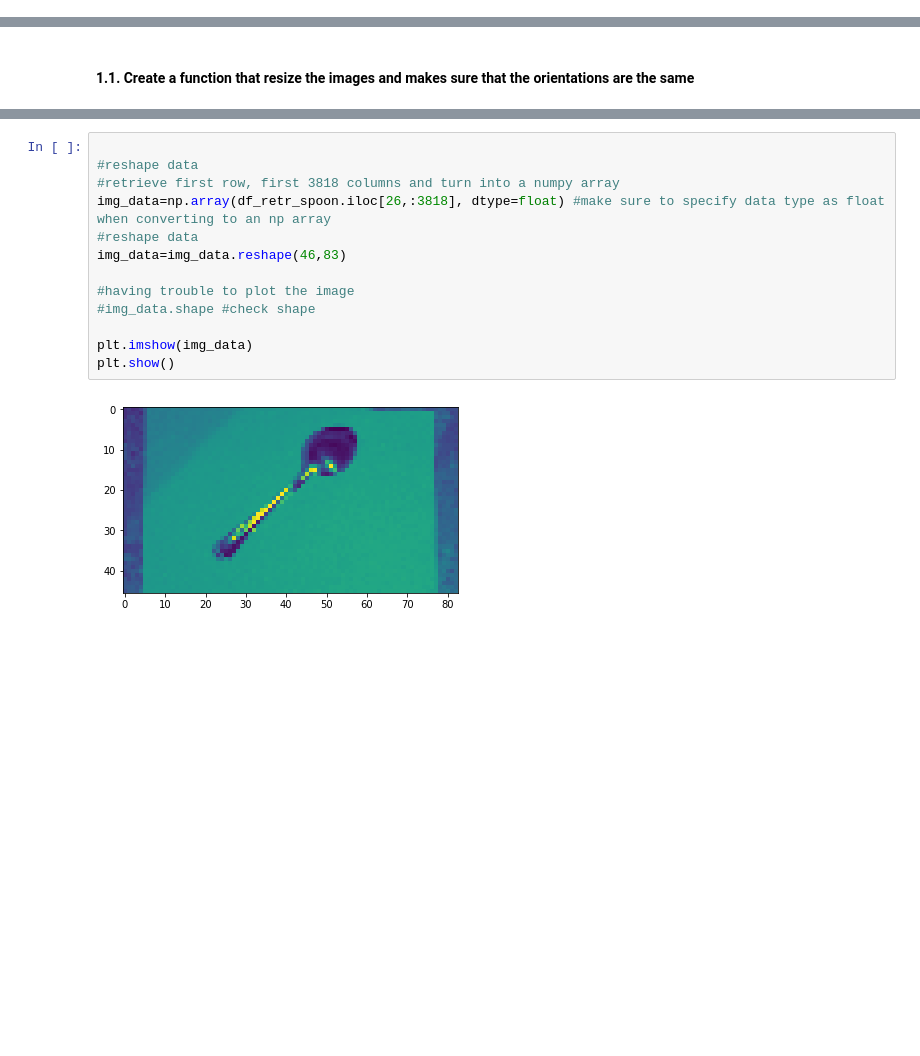
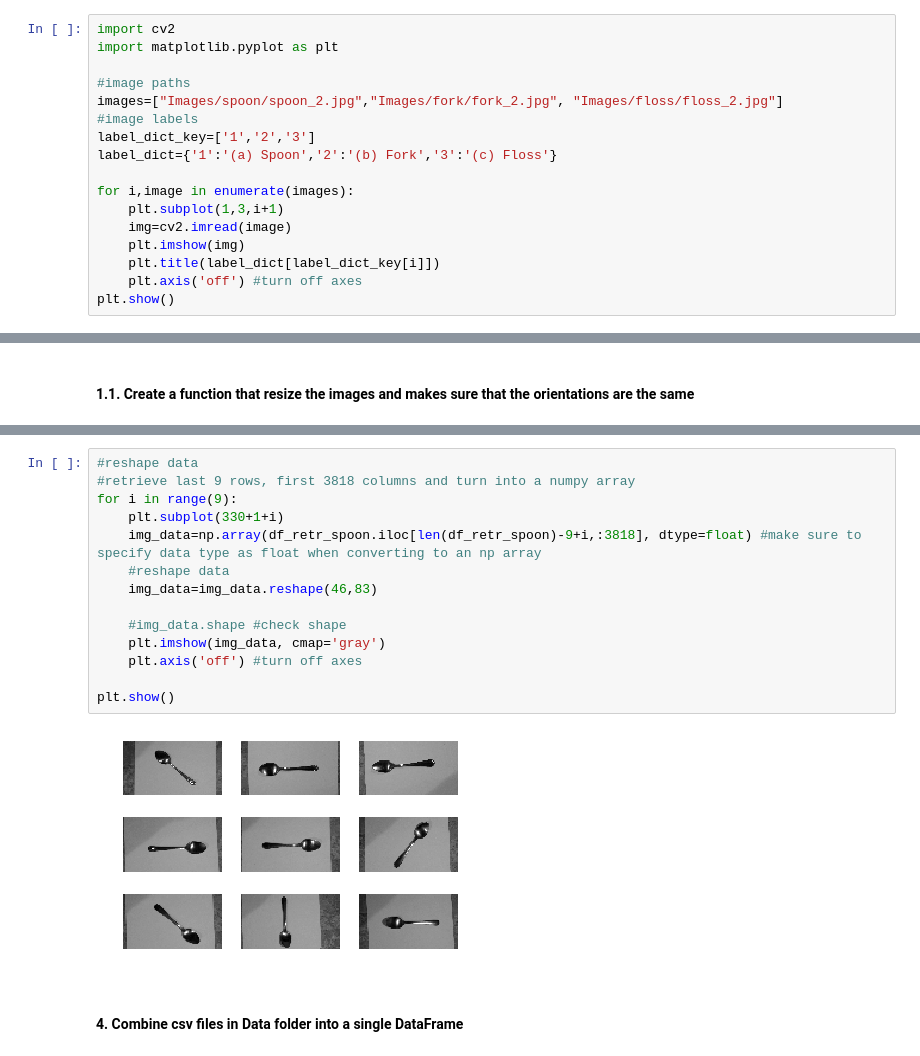
Before and after one commit to rayguna/Capstone-Projects, a Jupyter notebook: Capstone_project2/Capstone_project1_interim_report/Appendix A. Data Preparation.ipynb, the cells around one changed output, grey strips where cells are left out. Saved outputs shown, nothing was run; the diff lists cells and outputs as text; blank space fills up the shorter version.

```diff
--- a/Capstone_project2/Capstone_project1_interim_report/Appendix A. Data Preparation.ipynb
+++ b/Capstone_project2/Capstone_project1_interim_report/Appendix A. Data Preparation.ipynb
@@ -17,0 +18,17 @@ Given a set of labelled training images, the first step is to standardize the im
+# %%
+import cv2
+import matplotlib.pyplot as plt
+
+#image paths
+images=["Images/spoon/spoon_2.jpg","Images/fork/fork_2.jpg", "Images/floss/floss_2.jpg"]
+#image labels
+label_dict_key=['1','2','3']
+label_dict={'1':'(a) Spoon','2':'(b) Fork','3':'(c) Floss'}
+
+for i,image in enumerate(images):
+    plt.subplot(1,3,i+1)
+    img=cv2.imread(image)
+    plt.imshow(img)
+    plt.title(label_dict[label_dict_key[i]])
+    plt.axis('off') #turn off axes
+plt.show()
@@ -312,16 +304,19 @@ df_retr_spoon.head() #check
 5 rows × 3821 columns
 # %%
+#reshape data
+#retrieve last 9 rows, first 3818 columns and turn into a numpy array
+for i in range(9):
+    plt.subplot(330+1+i)
+    img_data=np.array(df_retr_spoon.iloc[len(df_retr_spoon)-9+i,:3818], dtype=float) #make sure to specify data type as float when converting to an np array
+    #reshape data
+    img_data=img_data.reshape(46,83)
 
-#reshape data
-#retrieve first row, first 3818 columns and turn into a numpy array
-img_data=np.array(df_retr_spoon.iloc[26,:3818], dtype=float) #make sure to specify data type as float when converting to an np array
-#reshape data
-img_data=img_data.reshape(46,83)
+    #img_data.shape #check shape
+    plt.imshow(img_data, cmap='gray')
+    plt.axis('off') #turn off axes
 
-#having trouble to plot the image
-#img_data.shape #check shape
-
-plt.imshow(img_data)
 plt.show()
 # %% [output]
-[figure, old version]
+[figure, new version]
+# %% [markdown]
+#### 4. Combine csv files in Data folder into a single DataFrame
```
Also changed, not shown: parts of 23 cells of this notebook, 16 other files.
